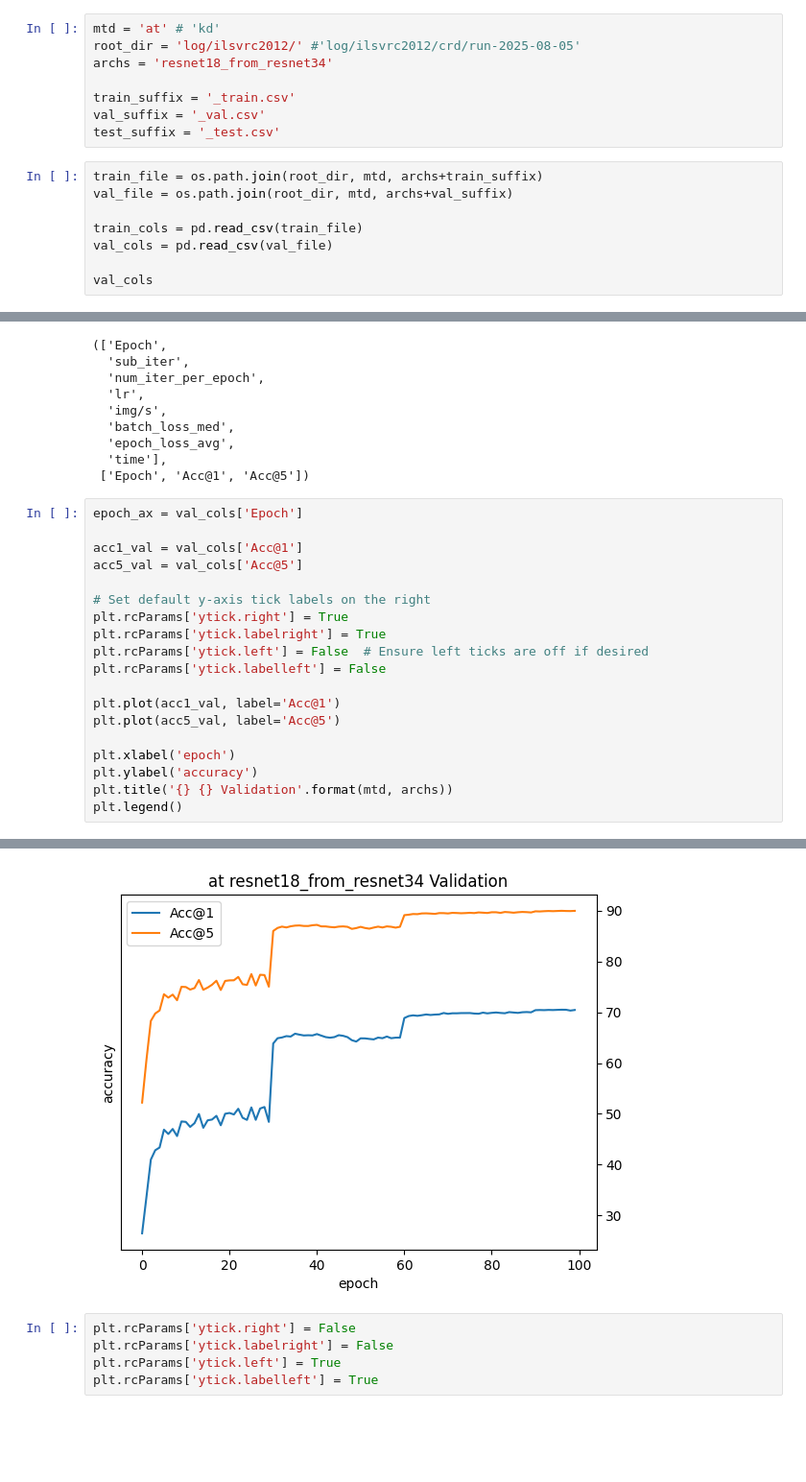
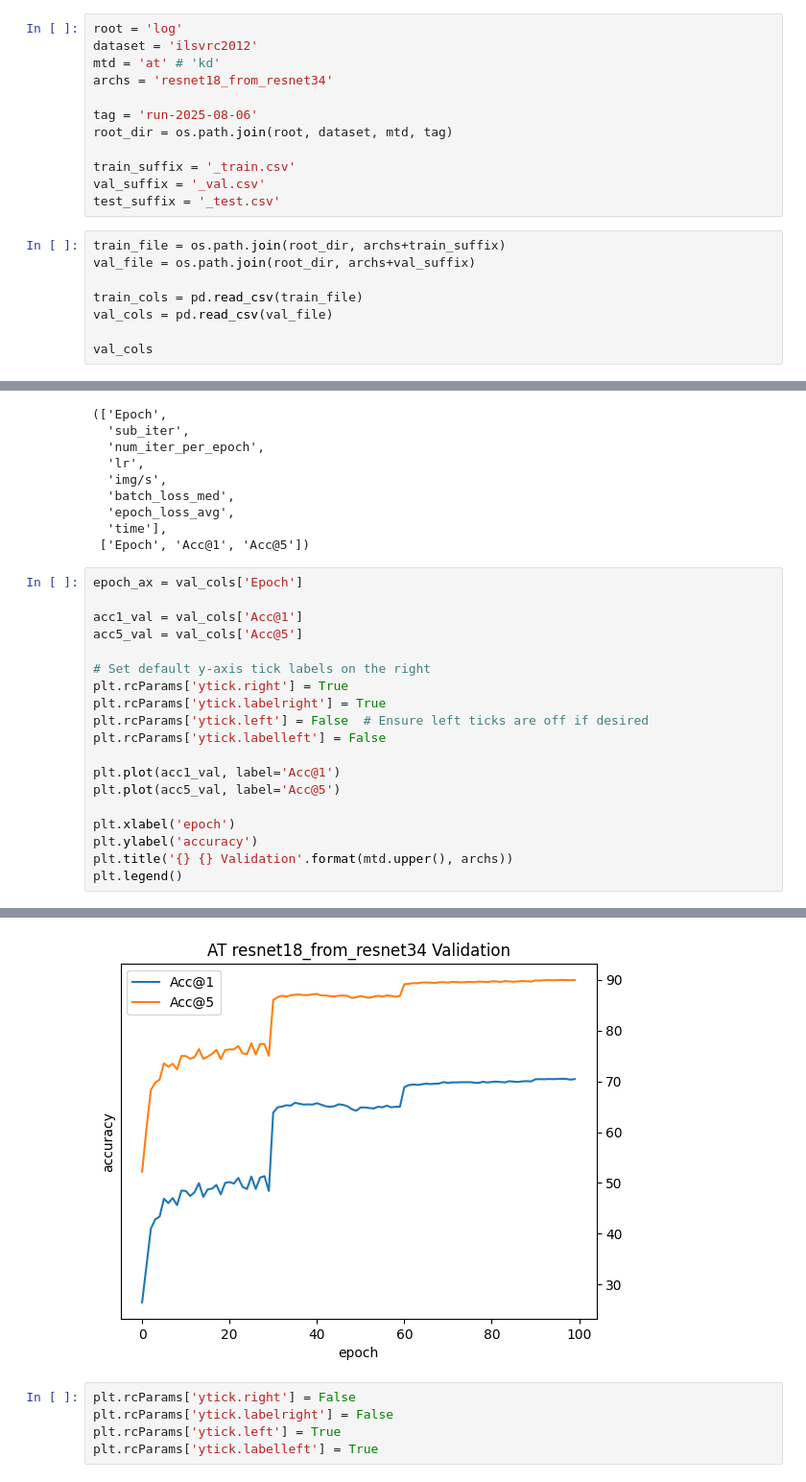
Before and after one commit to zgzhikaru/KD_ImageNet_experiment, a Jupyter notebook: vis_training.ipynb, the cells around one changed output, grey strips where cells are left out. Shown at 96% size. Cells and saved outputs as stored; diff of their text form; blank space fills up the shorter version.

```diff
--- a/vis_training.ipynb
+++ b/vis_training.ipynb
@@ -4,16 +4,20 @@ import numpy as np
 import pandas as pd
 import matplotlib.pyplot as plt
 # %%
+root = 'log'
+dataset = 'ilsvrc2012'
 mtd = 'at' # 'kd'
-root_dir = 'log/ilsvrc2012/' #'log/ilsvrc2012/crd/run-2025-08-05'
 archs = 'resnet18_from_resnet34'
+
+tag = 'run-2025-08-06'
+root_dir = os.path.join(root, dataset, mtd, tag)
 
 train_suffix = '_train.csv'
 val_suffix = '_val.csv'
 test_suffix = '_test.csv'
 # %%
-train_file = os.path.join(root_dir, mtd, archs+train_suffix)
-val_file = os.path.join(root_dir, mtd, archs+val_suffix)
+train_file = os.path.join(root_dir, archs+train_suffix)
+val_file = os.path.join(root_dir, archs+val_suffix)
 
 train_cols = pd.read_csv(train_file)
 val_cols = pd.read_csv(val_file)
@@ -64,25 +68,25 @@ train_cols.columns.tolist(), val_cols.columns.tolist()
 # %%
 epoch_ax = val_cols['Epoch']
 
 acc1_val = val_cols['Acc@1']
 acc5_val = val_cols['Acc@5']
 
 # Set default y-axis tick labels on the right
 plt.rcParams['ytick.right'] = True
 plt.rcParams['ytick.labelright'] = True
 plt.rcParams['ytick.left'] = False  # Ensure left ticks are off if desired
 plt.rcParams['ytick.labelleft'] = False
 
 plt.plot(acc1_val, label='Acc@1')
 plt.plot(acc5_val, label='Acc@5')
 
 plt.xlabel('epoch')
 plt.ylabel('accuracy')
-plt.title('{} {} Validation'.format(mtd, archs))
+plt.title('{} {} Validation'.format(mtd.upper(), archs))
 plt.legend()
 # %% [output]
 <matplotlib.legend.Legend at 0x...>
-[figure, old version]
+[figure, new version]
 # %%
 plt.rcParams['ytick.right'] = False
 plt.rcParams['ytick.labelright'] = False
```
Also changed, not shown: parts of 6 cells of this notebook, 7 other files.
